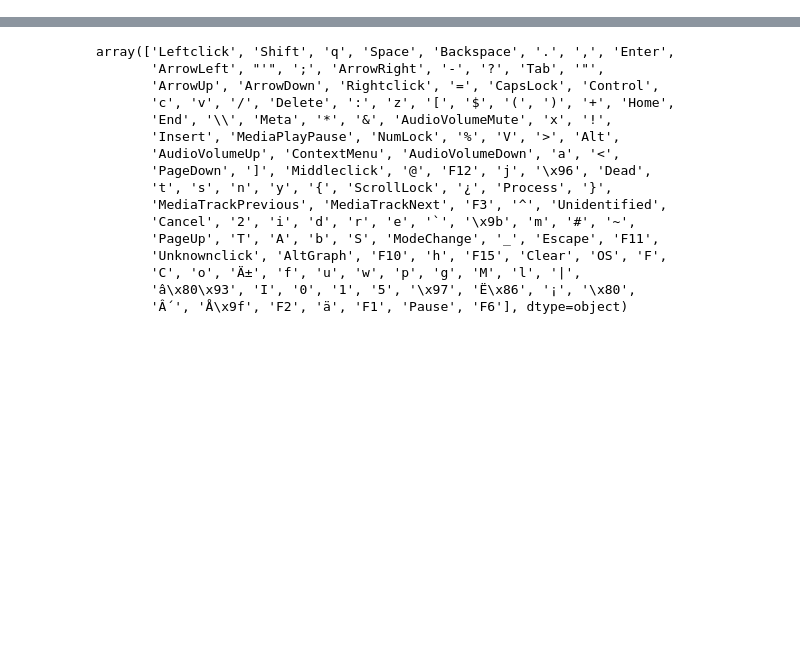
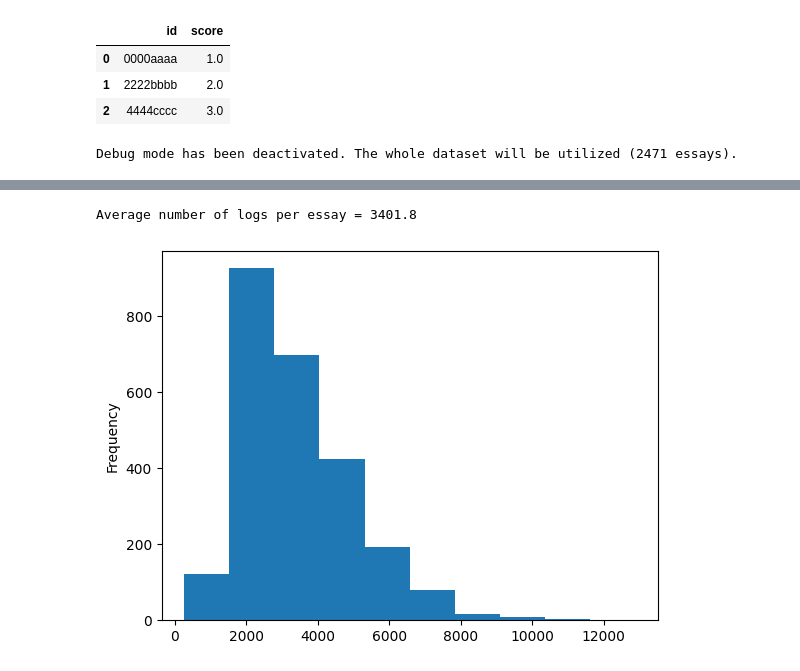
Before and after one commit to sergiogmad/process-quality-writing, a Jupyter notebook: process-vs-quality-in-writing.ipynb, the cells around one changed output, grey strips where cells are left out. Drawn from its saved outputs; the diff is of its cells as text; code cells hidden in the pictures; blank space fills up the shorter version.

```diff
--- a/process-vs-quality-in-writing.ipynb
+++ b/process-vs-quality-in-writing.ipynb
@@ -24,3 +0,0 @@ for dirname, _, filenames in os.walk('/kaggle/input'):
-# %%
-train_logs = pd.read_csv('../input/linking-writing-processes-to-writing-quality/train_logs.csv')
-train_scores = pd.read_csv('../input/linking-writing-processes-to-writing-quality/train_scores.csv')
@@ -26,0 +12,3 @@ train_scores = pd.read_csv('../input/linking-writing-processes-to-writing-qualit
+# %%
+path = Path('../input/linking-writing-processes-to-writing-quality')
+path_keystroke_measures = Path('../input/keystroke-measures/train_logs.pkl')
@@ -27,3 +37,24 @@ train_scores = pd.read_csv('../input/linking-writing-processes-to-writing-qualit
+# %%
+sample_submission
+# %% [output]
+|  | id | score |
+| 0 | 0000aaaa | 1.0 |
+| 1 | 2222bbbb | 2.0 |
+| 2 | 4444cccc | 3.0 |
+# %%
+DEBUG = False
+
+with open(path_keystroke_measures, 'rb') as file:
+    train_logs = pd.read_pickle(file)
+
+if DEBUG:
+    num_essays = 100
+    train_logs = train_logs[train_logs.id.isin(train_logs.id.unique()[:num_essays])]
+    print(f"Debug mode activated. Utilizing {num_essays} essays.")
+else:
+    print(f"Debug mode has been deactivated. The whole dataset will be utilized ({train_logs.id.nunique()} essays).")
+# %% [output]
+Debug mode has been deactivated. The whole dataset will be utilized (2471 essays).
 # %%
 train_logs.head()
 # %% [output]
@@ -33,22 +64,10 @@ train_logs.head()
 | 2 | 001519c8 | 3 | 106571 | 106571 | 0 | Nonproduction | Shift | Shift | NoChange | ... |
 | 3 | 001519c8 | 4 | 106686 | 106777 | 91 | Input | q | q | q | ... |
 | 4 | 001519c8 | 5 | 107196 | 107323 | 127 | Input | q | q | q | ... |
-# %%
-train_logs.down_event.unique()
-# %% [output]
-array(['Leftclick', 'Shift', 'q', 'Space', 'Backspace', '.', ',', 'Enter',
-       'ArrowLeft', "'", ';', 'ArrowRight', '-', '?', 'Tab', '"',
-       'ArrowUp', 'ArrowDown', 'Rightclick', '=', 'CapsLock', 'Control',
-       'c', 'v', '/', 'Delete', ':', 'z', '[', '$', '(', ')', '+', 'Home',
-       'End', '\\', 'Meta', '*', '&', 'AudioVolumeMute', 'x', '!',
-       'Insert', 'MediaPlayPause', 'NumLock', '%', 'V', '>', 'Alt',
-       'AudioVolumeUp', 'ContextMenu', 'AudioVolumeDown', 'a', '<',
-       'PageDown', ']', 'Middleclick', '@', 'F12', 'j', '\x96', 'Dead',
-       't', 's', 'n', 'y', '{', 'ScrollLock', '¿', 'Process', '}',
-       'MediaTrackPrevious', 'MediaTrackNext', 'F3', '^', 'Unidentified',
-       'Cancel', '2', 'i', 'd', 'r', 'e', '`', '\x9b', 'm', '#', '~',
-       'PageUp', 'T', 'A', 'b', 'S', 'ModeChange', '_', 'Escape', 'F11',
-       'Unknownclick', 'AltGraph', 'F10', 'h', 'F15', 'Clear', 'OS', 'F',
-       'C', 'o', 'Ä±', 'f', 'u', 'w', 'p', 'g', 'M', 'l', '|',
-       'â\x80\x93', 'I', '0', '1', '5', '\x97', 'Ë\x86', '¡', '\x80',
-       'Â´', 'Å\x9f', 'F2', 'ä', 'F1', 'Pause', 'F6'], dtype=object)
+# %%
+# logs per essay and distribution
+print('Average number of logs per essay =', np.round(len(train_logs)/len(train_logs.id.value_counts()),1))
+train_logs.id.value_counts().plot(kind='hist');
+# %% [output]
+Average number of logs per essay = 3401.8
+[figure, added]
```
Also changed, not shown: parts of 26 cells of this notebook.
